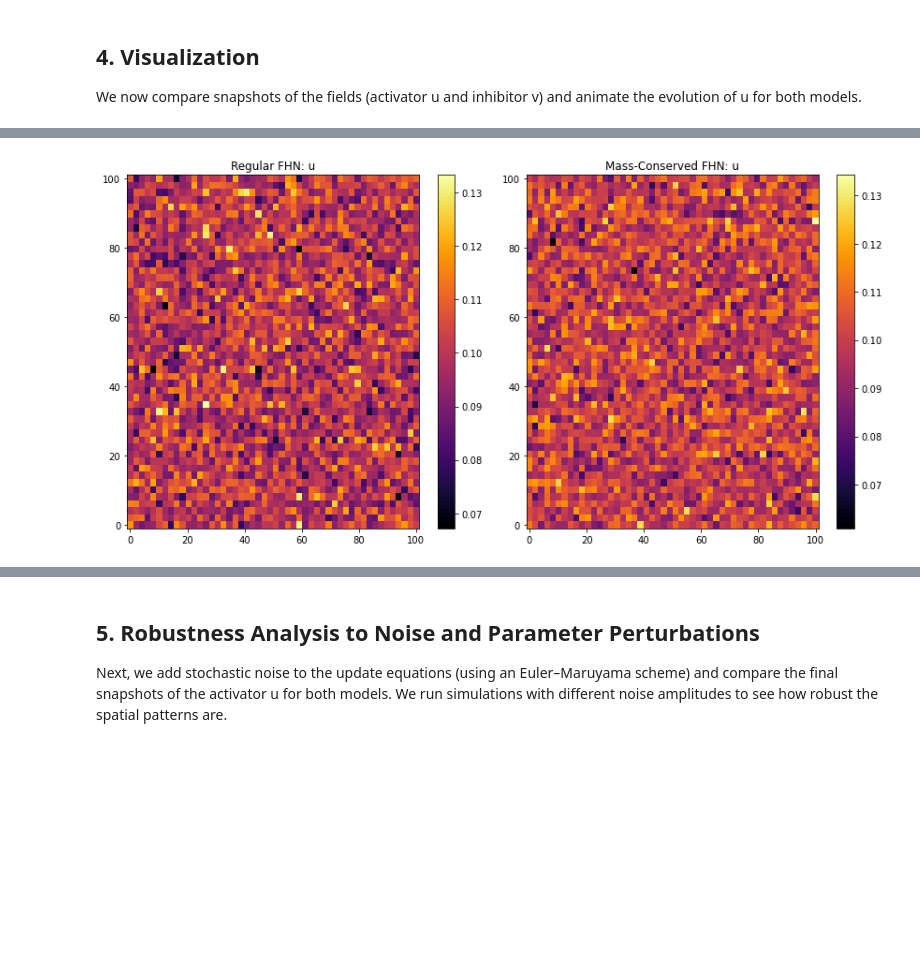
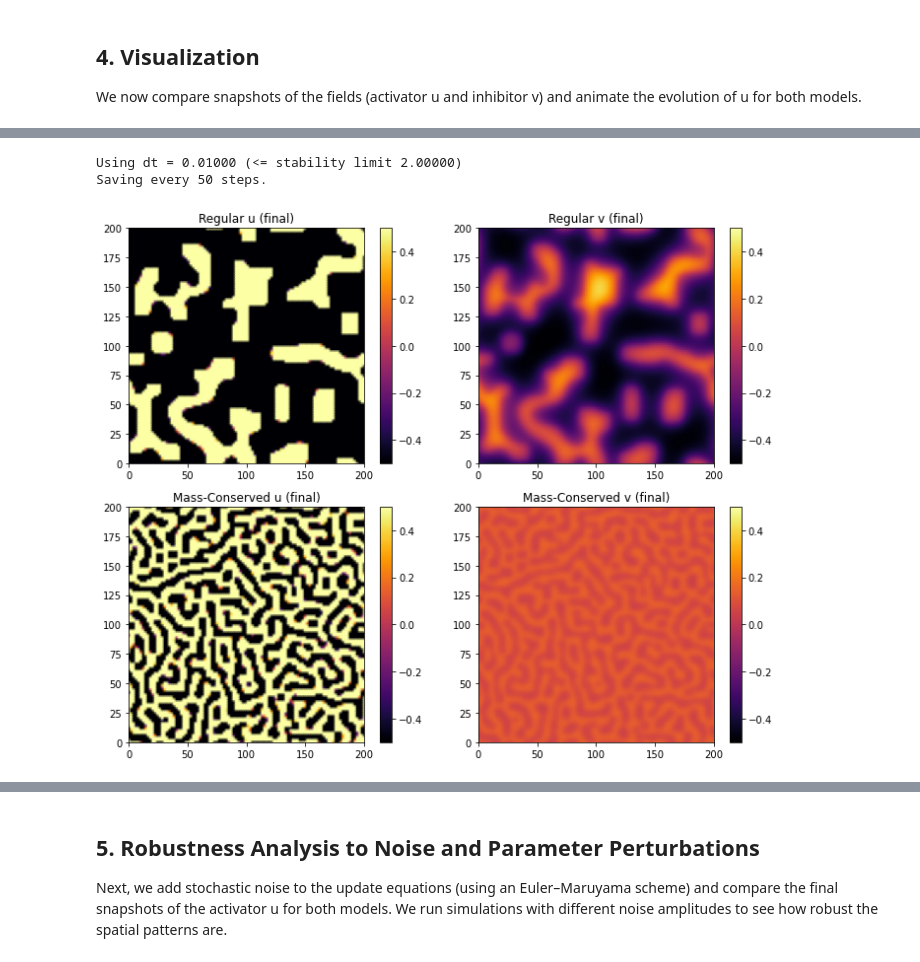
Before and after one commit to RedaElassooudi/Dynamics-and-Waves-in-Regular-vs.-Mass-Conserved-FitzHugh-Nagumo-Systems, a Jupyter notebook: code/fhn_model.ipynb, the cells around one changed output, grey strips where cells are left out. Saved outputs shown, nothing was run; the diff lists cells and outputs as text; code cells hidden in the pictures; blank space fills up the shorter version.

```diff
--- a/code/fhn_model.ipynb
+++ b/code/fhn_model.ipynb
@@ -370,20 +257,0 @@ plt.show()
-# %%
-# Animation
-fig2, (axr, axm) = plt.subplots(1, 2, figsize=(12,6))
-pr = axr.pcolormesh(X_reg, Y_reg, u_reg[0], shading='auto', cmap='inferno'); axr.set_title('Regular FHN: u')
-pm = axm.pcolormesh(X_mc, Y_mc, u_mc[0], shading='auto', cmap='inferno'); axm.set_title('Mass-Conserved FHN: u')
-fig2.colorbar(pr, ax=axr); fig2.colorbar(pm, ax=axm)
-
-def update(frame):
-    pr.set_array(u_reg[frame][:-1, :-1].ravel())
-    pm.set_array(u_mc[frame][:-1, :-1].ravel())
-    axr.set_title(f'Regular FHN: u, t={t_reg[frame]:.2f}')
-    axm.set_title(f'Mass-Conserved FHN: u, t={t_mc[frame]:.2f}')
-    return pr, pm
-
-ani = FuncAnimation(fig2, update, frames=len(t_reg), interval=100, blit=False)
-plt.tight_layout(); plt.show()
-
-#ani.save("fhn_comparison.mp4", writer="ffmpeg", fps=10)
-# %% [output]
-[figure, removed]
@@ -390 +265,55 @@ plt.tight_layout(); plt.show()
+# %%
+# Compute stable time-step dt and sampling interval
+domain = (0, 200)
+n_space = 100
+Du, Dv = 1.0, 2.0
+
+#dx = 1
+
+dx = (domain[1] - domain[0]) / n_space
+dt_max = dx**4 / (8 * Du)
+dt = min(0.01, dt_max * 0.5)
+print(f"Using dt = {dt:.5f} (<= stability limit {dt_max:.5f})")
+
+# Choose how often to save frames (to limit memory)
+# e.g., save_every = 50 means store 1 frame every 50 steps
+save_every = 50
+print(f"Saving every {save_every} steps.")
+# %% [output]
+Using dt = 0.01000 (<= stability limit 2.00000)
+Saving every 50 steps.
+# %%
+# Analysis & plotting
+# Parameters
+T, a, b, epsilon = 100, 0.1, 2.0, 0.01
+
+# Simulations
+Xr, Yr, tr, ur, vr = simulate_regular_fhn(
+    T, dt, n_space, domain, a, b, epsilon, Du, Dv,
+    save_every=save_every
+)
+Xm, Ym, tm, um, vm = simulate_mass_conserved_fhn(
+    T, dt, n_space, domain, a, b, epsilon, Du, Dv,
+    save_every=save_every
+)
+
+
+# 2. plotting with shared vmin/vmax
+fig, axes = plt.subplots(2, 2, figsize=(10, 8))
+
+for ax, data, title in [
+    (axes[0,0], ur[-1], 'Regular u (final)'),
+    (axes[0,1], vr[-1], 'Regular v (final)'),
+    (axes[1,0], um[-1], 'Mass-Conserved u (final)'),
+    (axes[1,1], vm[-1], 'Mass-Conserved v (final)')
+]:
+    pcm = ax.pcolormesh(Xr, Yr, data, shading='gouraud', cmap='inferno', vmin=-0.5, vmax=0.5)
+    ax.set_title(title)
+    ax.set_aspect('equal')
+    plt.colorbar(pcm, ax=ax)
+
+plt.tight_layout()
+plt.show()
+# %% [output]
+[figure, added]
 # %%
```
Also changed, not shown: parts of 14 cells of this notebook.
